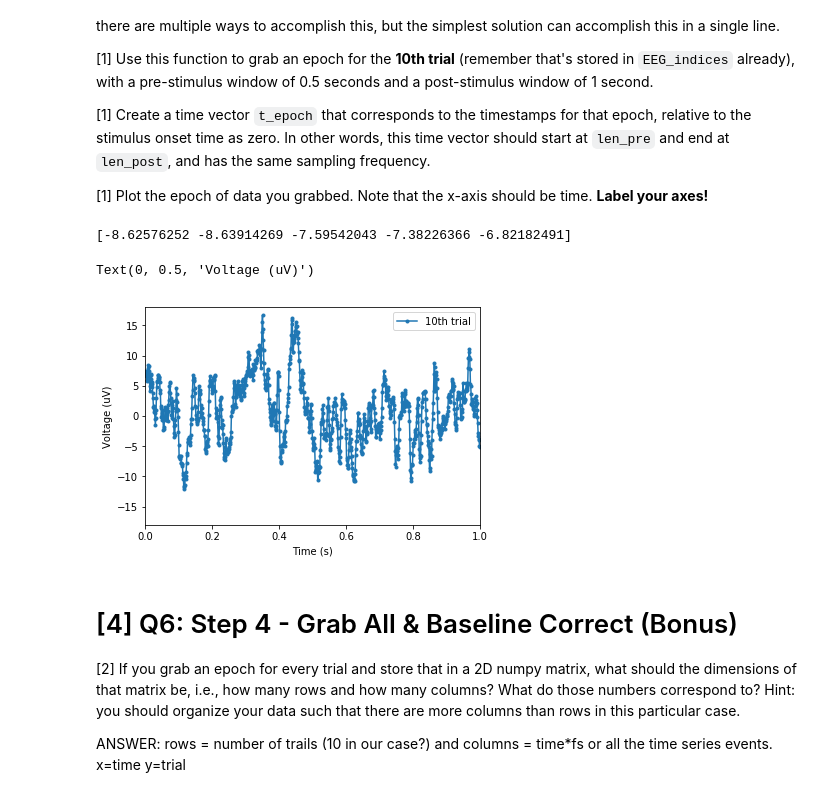
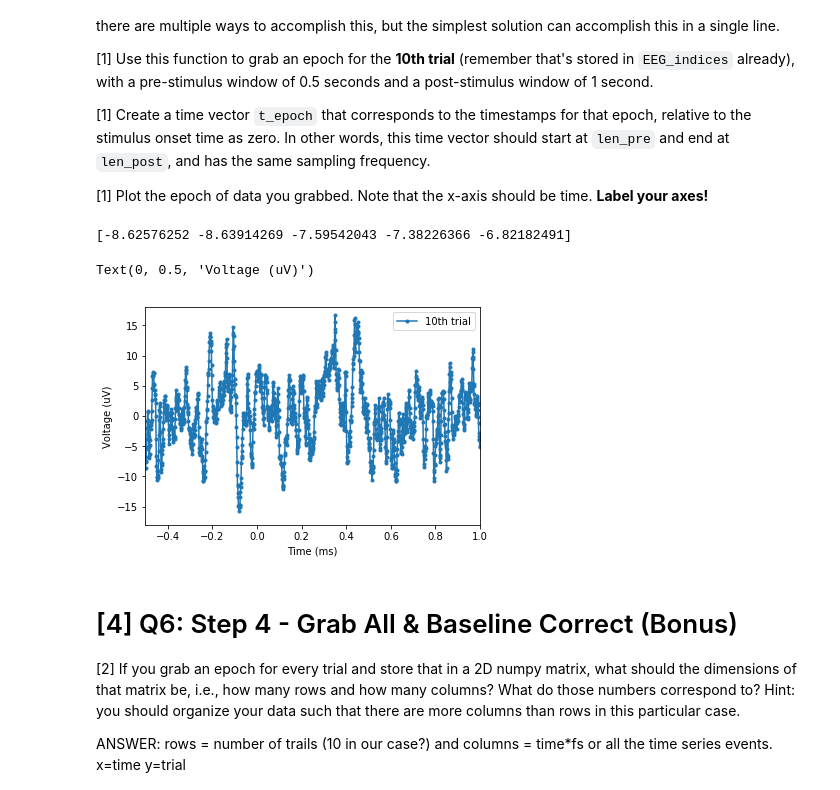
Before and after one commit to kevinice95/COGS118C, a Jupyter notebook: Assignments/A1-SamplingTimeSeries.ipynb, the cells around one changed output. Cells and saved outputs as stored; diff of their text form; code cells hidden in the pictures.

```diff
--- a/Assignments/A1-SamplingTimeSeries.ipynb
+++ b/Assignments/A1-SamplingTimeSeries.ipynb
@@ -227,25 +227,25 @@ Now that we have the corresponding indices in the EEG data, we know exactly wher
 # %%
 def grab_epoch(data, index, fs, len_pre, len_post):
     return data[int(index+(len_pre*fs)):int(index+(len_post*fs))]
 
 len_pre = -0.5 #second
 len_post = 1 #second
 epoch = grab_epoch(EEG,EEG_indices[9],fs,len_pre,len_post)
 print(epoch[:5])
 
 t_epoch = np.arange(len_pre,len_post,dt)
 
 # plotting
 plt.figure(figsize=(6,4))
 plt.plot(t_epoch,epoch,'.-',label='10th trial')
-plt.xlim([0,1]); plt.ylim([-18, 18]);
+plt.xlim([-0.5,1]); plt.ylim([-18, 18]);
 plt.legend()
 plt.xlabel('Time (s)')
 plt.ylabel('Voltage (uV)')
 # %% [output]
 [-8.62576252 -8.63914269 -7.59542043 -7.38226366 -6.82182491]
 Text(0, 0.5, 'Voltage (uV)')
-[figure, old version]
+[figure, new version]
 # %% [markdown]
 # [4] Q6: Step 4 - Grab All & Baseline Correct (Bonus)
 [2] If you grab an epoch for every trial and store that in a 2D numpy matrix, what should the dimensions of that matrix be, i.e., how many rows and how many columns? What do those numbers correspond to? Hint: you should organize your data such that there are more columns than rows in this particular case.
```
Also changed, not shown: parts of 9 cells of this notebook.
